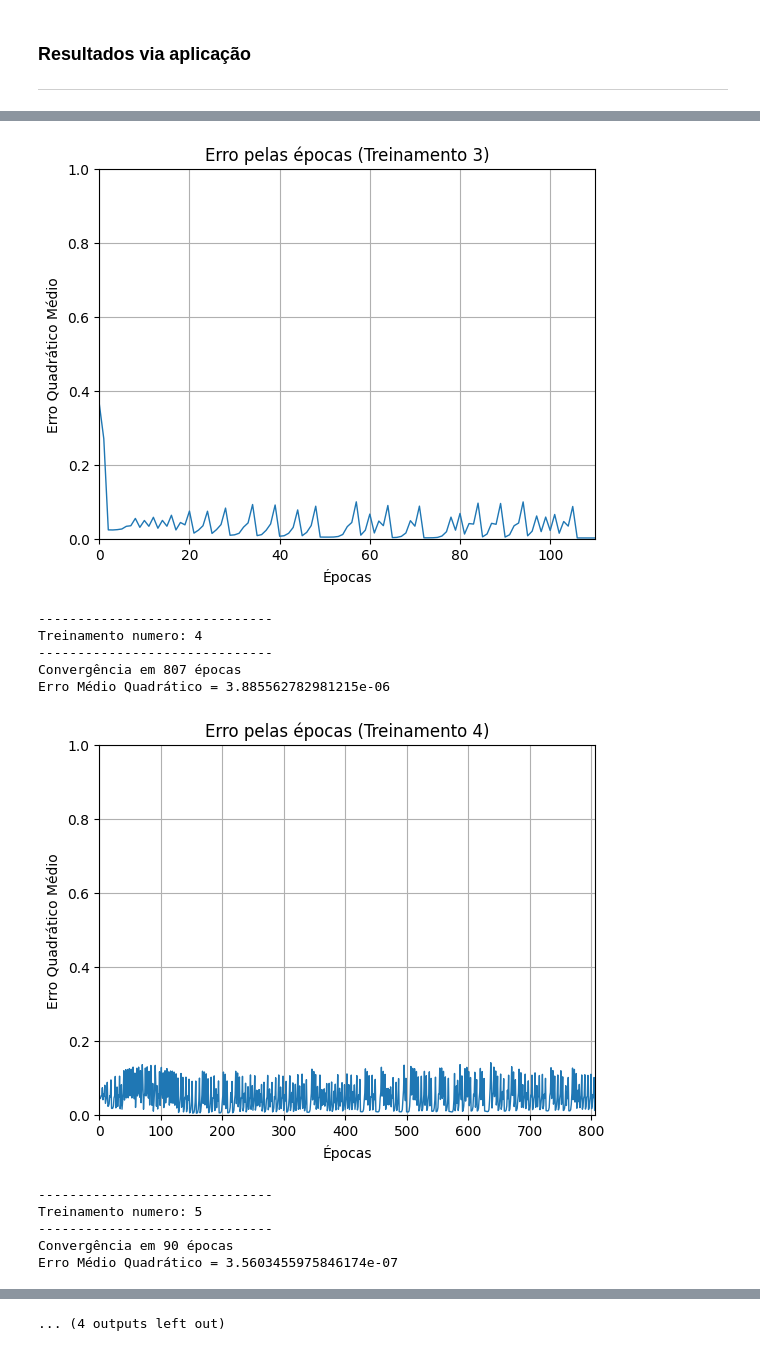
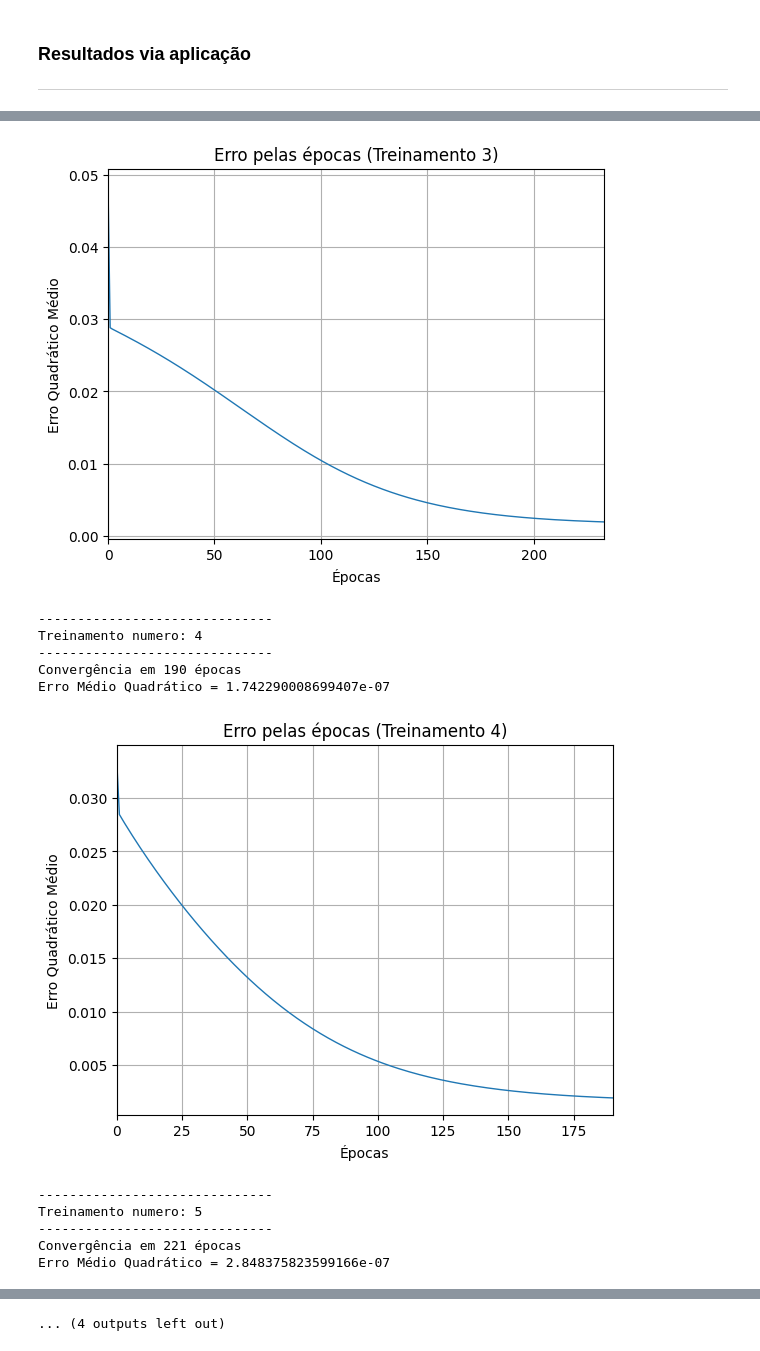
Before and after one commit to matthewz5/exercicios_praticos_RedesNeuraisArtificiais, a Jupyter notebook: Projeto_5.8_MLP/Projeto_1_5.8_MLP.ipynb, the cells around one changed output, grey strips where cells are left out. Saved outputs shown, nothing was run; the diff lists cells and outputs as text; code cells hidden in the pictures.

```diff
--- a/Projeto_5.8_MLP/Projeto_1_5.8_MLP.ipynb
+++ b/Projeto_5.8_MLP/Projeto_1_5.8_MLP.ipynb
@@ -273,7 +277,7 @@ def treinamento(X, d, n, MAX_EPOCA, p, beta):
                 plt.xlabel('Épocas')
 
                 plt.xlim(0, epoca)
-                plt.ylim(0, 1)
+                # plt.ylim(0, 1)
                 plt.grid()
                 plt.savefig(f'Fig/EPC5_n_treino{n_treino + 1}.pdf', format='pdf')
                 plt.show()
@@ -409,7 +413,7 @@ def app(X, d, n, MAX_EPOCA, p, beta, X_teste, d_teste, data_teste):
 
     return resultados
 # %%
-tabela_final = app(X, d, n, MAX_EPOCA, p, 0.75, X_teste, d_teste, data_teste)
+tabela_final = app(X, d, n, MAX_EPOCA, p, 0.5, X_teste, d_teste, data_teste)
 # %% [output]
 ------------------------------
 Treinamento numero: 1
@@ -431,12 +435,12 @@ Erro Médio Quadrático = 4.26566349493398e-07
-[figure, old version]
+[figure, new version]
 ------------------------------
 Treinamento numero: 4
 ------------------------------
-Convergência em 807 épocas
-Erro Médio Quadrático = 3.885562782981215e-06
+Convergência em 190 épocas
+Erro Médio Quadrático = 1.742290008699407e-07
-[figure, old version]
+[figure, new version]
 ------------------------------
 Treinamento numero: 5
 ------------------------------
-Convergência em 90 épocas
-Erro Médio Quadrático = 3.5603455975846174e-07
+Convergência em 221 épocas
+Erro Médio Quadrático = 2.848375823599166e-07
```
Also changed, not shown: parts of 5 cells of this notebook, 12 other files.
